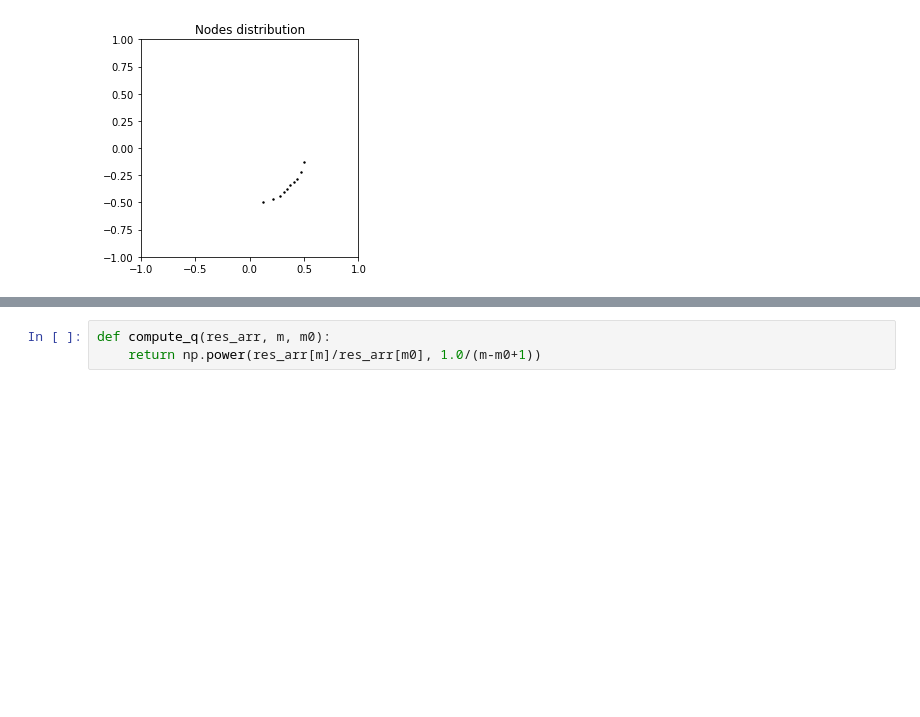
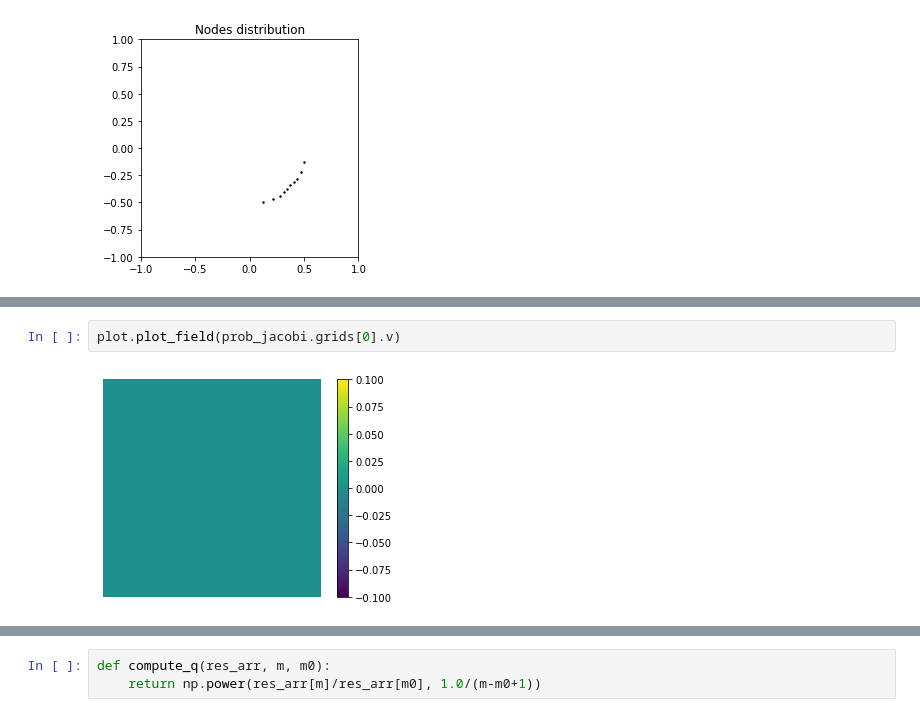
Before and after one commit to longfish/Multigrid-FEANet, a Jupyter notebook: MM_Interface_error.ipynb, the cells around one changed output, grey strips where cells are left out. Drawn from its saved outputs; the diff is of its cells as text; blank space fills up the shorter version.

```diff
--- a/MM_Interface_error.ipynb
+++ b/MM_Interface_error.ipynb
@@ -181,3 +166,7 @@ plt.legend()
+# %%
+plot.plot_field(prob_jacobi.grids[0].v)
+# %% [output]
+[figure, added]
 # %%
 len(res_arr_jacobi)
 # %% [output]
```
Also changed, not shown: parts of 7 cells of this notebook, 4 other files.
